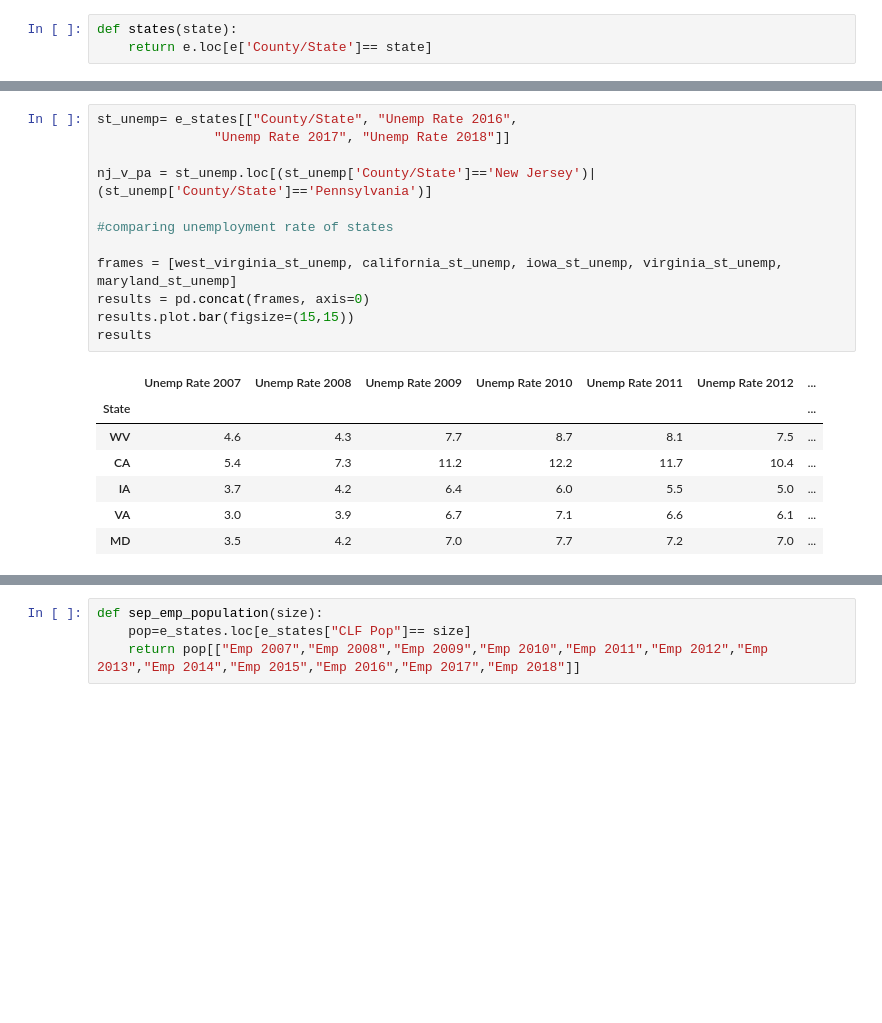
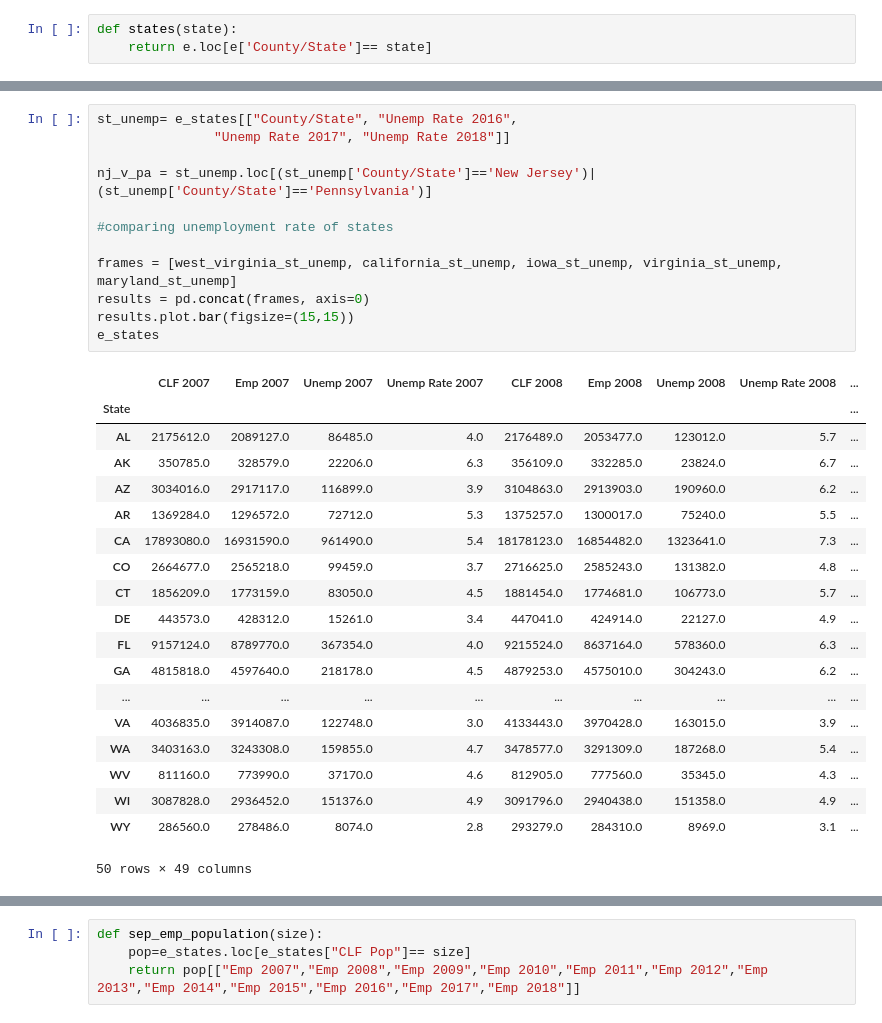
Before and after one commit to shawn-cavalieri/panic_at_the_desktop_project_1, a Jupyter notebook: jack_harvey.ipynb, the cells around one changed output, grey strips where cells are left out. Saved outputs shown, nothing was run; the diff lists cells and outputs as text; blank space fills up the shorter version.

```diff
--- a/jack_harvey.ipynb
+++ b/jack_harvey.ipynb
@@ -766,23 +766,35 @@ e_states
 # %%
 st_unemp= e_states[["County/State", "Unemp Rate 2016",
                "Unemp Rate 2017", "Unemp Rate 2018"]]
 
 nj_v_pa = st_unemp.loc[(st_unemp['County/State']=='New Jersey')|(st_unemp['County/State']=='Pennsylvania')]
 
 #comparing unemployment rate of states
 
 frames = [west_virginia_st_unemp, california_st_unemp, iowa_st_unemp, virginia_st_unemp, maryland_st_unemp]
 results = pd.concat(frames, axis=0)
 results.plot.bar(figsize=(15,15))
-results
+e_states
 # %% [output]
-|  | Unemp Rate 2007 | Unemp Rate 2008 | Unemp Rate 2009 | Unemp Rate 2010 | Unemp Rate 2011 | Unemp Rate 2012 | ... |
-| State |  |  |  |  |  |  | ... |
-| WV | 4.6 | 4.3 | 7.7 | 8.7 | 8.1 | 7.5 | ... |
-| CA | 5.4 | 7.3 | 11.2 | 12.2 | 11.7 | 10.4 | ... |
-| IA | 3.7 | 4.2 | 6.4 | 6.0 | 5.5 | 5.0 | ... |
-| VA | 3.0 | 3.9 | 6.7 | 7.1 | 6.6 | 6.1 | ... |
-| MD | 3.5 | 4.2 | 7.0 | 7.7 | 7.2 | 7.0 | ... |
+|  | CLF 2007 | Emp 2007 | Unemp 2007 | Unemp Rate 2007 | CLF 2008 | Emp 2008 | Unemp 2008 | Unemp Rate 2008 | ... |
+| State |  |  |  |  |  |  |  |  | ... |
+| AL | 2175612.0 | 2089127.0 | 86485.0 | 4.0 | 2176489.0 | 2053477.0 | 123012.0 | 5.7 | ... |
+| AK | 350785.0 | 328579.0 | 22206.0 | 6.3 | 356109.0 | 332285.0 | 23824.0 | 6.7 | ... |
+| AZ | 3034016.0 | 2917117.0 | 116899.0 | 3.9 | 3104863.0 | 2913903.0 | 190960.0 | 6.2 | ... |
+| AR | 1369284.0 | 1296572.0 | 72712.0 | 5.3 | 1375257.0 | 1300017.0 | 75240.0 | 5.5 | ... |
+| CA | 17893080.0 | 16931590.0 | 961490.0 | 5.4 | 18178123.0 | 16854482.0 | 1323641.0 | 7.3 | ... |
+| CO | 2664677.0 | 2565218.0 | 99459.0 | 3.7 | 2716625.0 | 2585243.0 | 131382.0 | 4.8 | ... |
+| CT | 1856209.0 | 1773159.0 | 83050.0 | 4.5 | 1881454.0 | 1774681.0 | 106773.0 | 5.7 | ... |
+| DE | 443573.0 | 428312.0 | 15261.0 | 3.4 | 447041.0 | 424914.0 | 22127.0 | 4.9 | ... |
+| FL | 9157124.0 | 8789770.0 | 367354.0 | 4.0 | 9215524.0 | 8637164.0 | 578360.0 | 6.3 | ... |
+| GA | 4815818.0 | 4597640.0 | 218178.0 | 4.5 | 4879253.0 | 4575010.0 | 304243.0 | 6.2 | ... |
+| ... | ... | ... | ... | ... | ... | ... | ... | ... | ... |
+| VA | 4036835.0 | 3914087.0 | 122748.0 | 3.0 | 4133443.0 | 3970428.0 | 163015.0 | 3.9 | ... |
+| WA | 3403163.0 | 3243308.0 | 159855.0 | 4.7 | 3478577.0 | 3291309.0 | 187268.0 | 5.4 | ... |
+| WV | 811160.0 | 773990.0 | 37170.0 | 4.6 | 812905.0 | 777560.0 | 35345.0 | 4.3 | ... |
+| WI | 3087828.0 | 2936452.0 | 151376.0 | 4.9 | 3091796.0 | 2940438.0 | 151358.0 | 4.9 | ... |
+| WY | 286560.0 | 278486.0 | 8074.0 | 2.8 | 293279.0 | 284310.0 | 8969.0 | 3.1 | ... |
+50 rows × 49 columns
 [figure]
 # %%
 def sep_emp_population(size):
```
Also changed, not shown: parts of 12 cells of this notebook.
